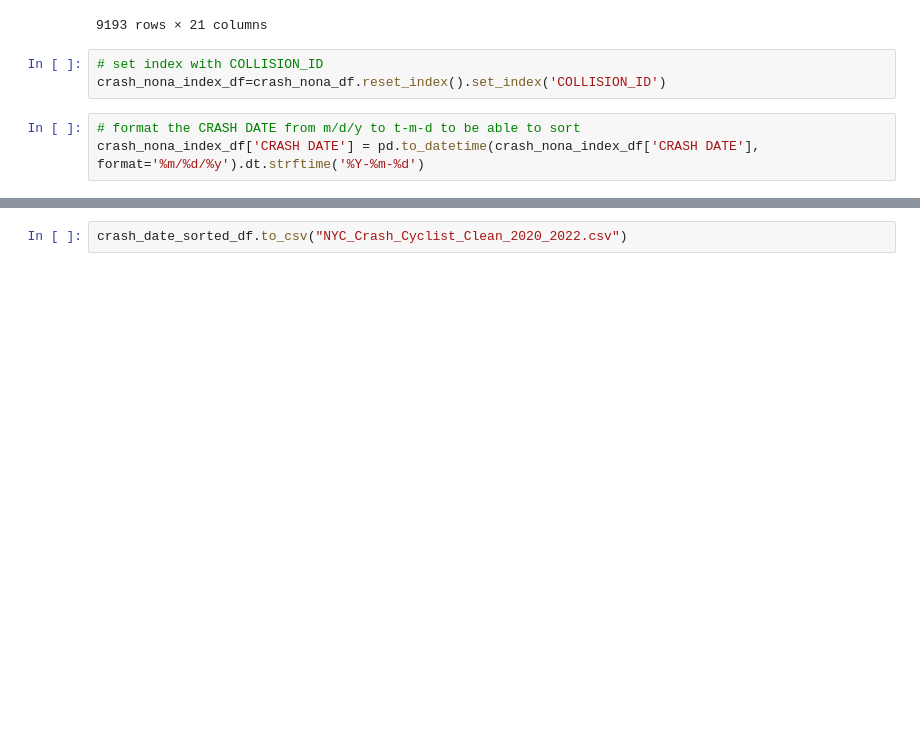
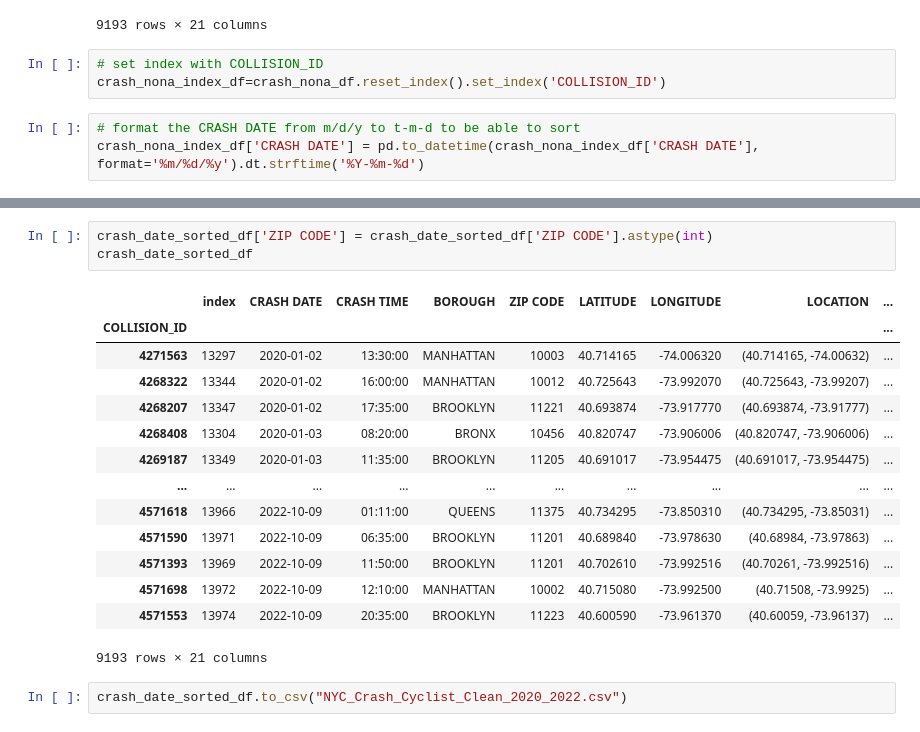
Before and after one commit to Rutgers-Data-Science-Bootcamp/NYC_Bike_Accident_Analysis, a Jupyter notebook: Final_project.ipynb, the cells around one changed output, grey strips where cells are left out. Saved outputs shown, nothing was run; the diff lists cells and outputs as text; blank space fills up the shorter version.

```diff
--- a/Final_project.ipynb
+++ b/Final_project.ipynb
@@ -427,2 +431,20 @@ crash_date_sorted_df.head(20)
+# %%
+crash_date_sorted_df['ZIP CODE'] = crash_date_sorted_df['ZIP CODE'].astype(int)
+crash_date_sorted_df
+# %% [output]
+|  | index | CRASH DATE | CRASH TIME | BOROUGH | ZIP CODE | LATITUDE | LONGITUDE | LOCATION | ... |
+| COLLISION_ID |  |  |  |  |  |  |  |  | ... |
+| 4271563 | 13297 | 2020-01-02 | 13:30:00 | MANHATTAN | 10003 | 40.714165 | -74.006320 | (40.714165, -74.00632) | ... |
+| 4268322 | 13344 | 2020-01-02 | 16:00:00 | MANHATTAN | 10012 | 40.725643 | -73.992070 | (40.725643, -73.99207) | ... |
+| 4268207 | 13347 | 2020-01-02 | 17:35:00 | BROOKLYN | 11221 | 40.693874 | -73.917770 | (40.693874, -73.91777) | ... |
+| 4268408 | 13304 | 2020-01-03 | 08:20:00 | BRONX | 10456 | 40.820747 | -73.906006 | (40.820747, -73.906006) | ... |
+| 4269187 | 13349 | 2020-01-03 | 11:35:00 | BROOKLYN | 11205 | 40.691017 | -73.954475 | (40.691017, -73.954475) | ... |
+| ... | ... | ... | ... | ... | ... | ... | ... | ... | ... |
+| 4571618 | 13966 | 2022-10-09 | 01:11:00 | QUEENS | 11375 | 40.734295 | -73.850310 | (40.734295, -73.85031) | ... |
+| 4571590 | 13971 | 2022-10-09 | 06:35:00 | BROOKLYN | 11201 | 40.689840 | -73.978630 | (40.68984, -73.97863) | ... |
+| 4571393 | 13969 | 2022-10-09 | 11:50:00 | BROOKLYN | 11201 | 40.702610 | -73.992516 | (40.70261, -73.992516) | ... |
+| 4571698 | 13972 | 2022-10-09 | 12:10:00 | MANHATTAN | 10002 | 40.715080 | -73.992500 | (40.71508, -73.9925) | ... |
+| 4571553 | 13974 | 2022-10-09 | 20:35:00 | BROOKLYN | 11223 | 40.600590 | -73.961370 | (40.60059, -73.96137) | ... |
+9193 rows × 21 columns
 # %%
 crash_date_sorted_df.to_csv("NYC_Crash_Cyclist_Clean_2020_2022.csv")
```
Also changed, not shown: parts of 3 cells of this notebook, 1 other file.
